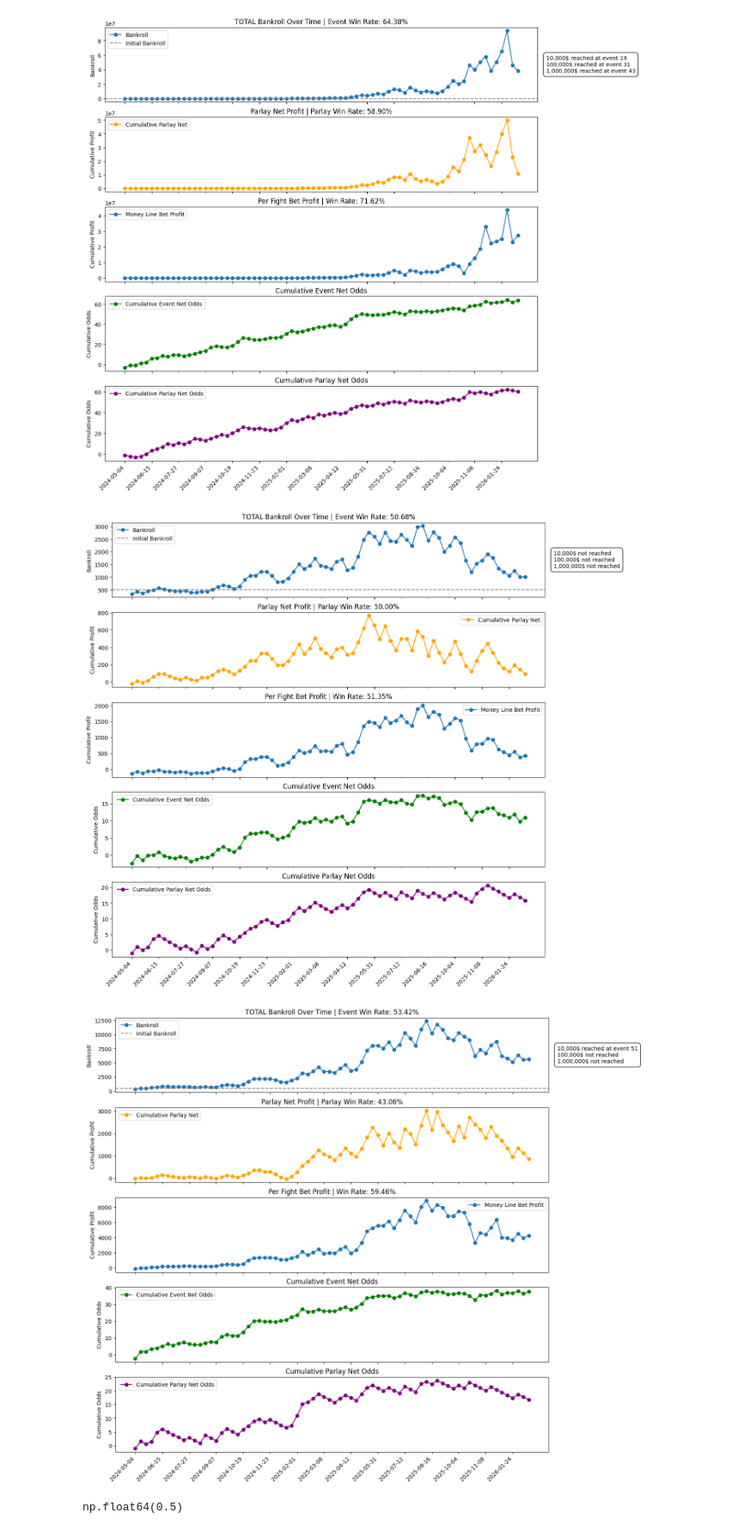
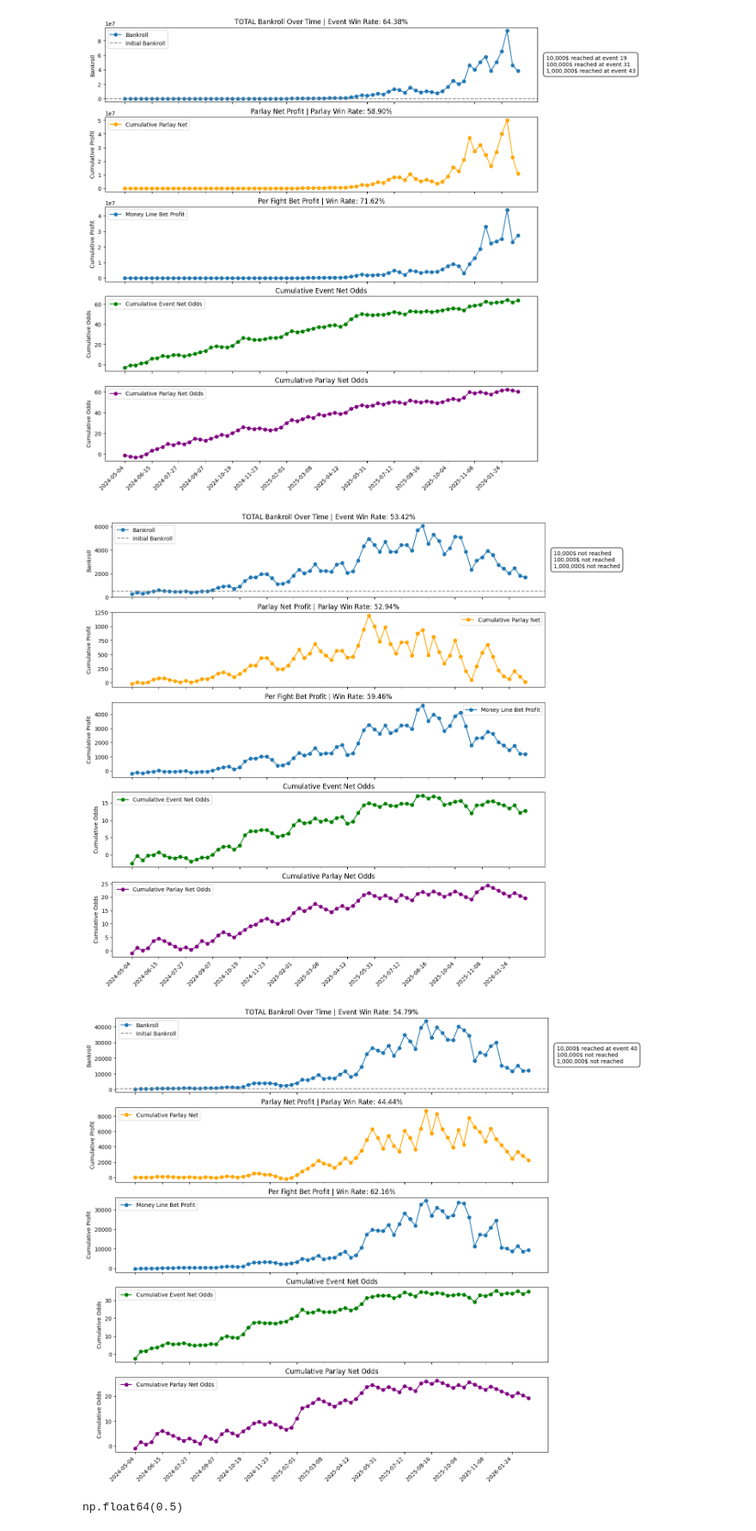
Before and after one commit to jcmarkowicz/sports_betting, a Jupyter notebook: BettingStrategy/Backtest/kelly_sim.ipynb, the cells around one changed output. Shown at 86% size. Drawn from its saved outputs; the diff is of its cells as text; code cells hidden in the pictures.

```diff
--- a/BettingStrategy/Backtest/kelly_sim.ipynb
+++ b/BettingStrategy/Backtest/kelly_sim.ipynb
@@ -72,7 +69,7 @@ df_kelly1, df_kelly1_parlay = simulate_kelly(
     bankroll_floor=100,
     portfolio_scaling=False,
     adaptive_scaling=True,
-    max_drawdown=.25,
+    max_drawdown=.4,
     N=250,
     calc_parlay=True
 )
@@ -83,38 +80,38 @@ plot_backtest(df_kelly1, 500, path=plot_fp)
 df_kelly1.to_csv(r'C:\Users\jcmar\my_files\SportsBetting\data\kelly_results\kelly_close1.csv')
 df_kelly1_parlay.to_csv(r'C:\Users\jcmar\my_files\SportsBetting\data\kelly_results\parlay_close1.csv')
 # %% [output]
-[figure, old version]
+[figure, new version]
 # %%
 df_test_close = pd.read_csv(r'C:\Users\jcmar\my_files\SportsBetting\data\model_results\test_logit_close2.csv')
 
 
 prob_cols = ['proba_blue', 'proba_red']
 # fair_decimal_odds = ['dec_fair_open_blue', 'dec_fair_open_red']
 fair_decimal_odds = ['dec_fair_close2_blue', 'dec_fair_close2_red']  # your decimal odds columns
 real_decimal_odds = ['dec_close2_blue', 'dec_close2_red']
 df_kelly2, df_kelly2_parlay = simulate_kelly(
     df_test_close,
     prob_cols=prob_cols,
     fair_decimal_cols=fair_decimal_odds,
     real_decimal_cols=real_decimal_odds,
     pred_winner_col='pred_winner',
     date_col='date',
     init_bankroll=500,
     bankroll_floor=100,
     portfolio_scaling=False,
     adaptive_scaling=True,
-    max_drawdown=.25,
+    max_drawdown=.45,
     N=250,
     calc_parlay=True
 )
 
 plot_fp = r'C:\Users\jcmar\my_files\SportsBetting\Data\plot_pngs\close2_kelly_sim.png'
 plot_backtest(df_kelly2, 500, path=plot_fp)
 
 df_kelly2.to_csv(r'C:\Users\jcmar\my_files\SportsBetting\data\kelly_results\kelly_close2.csv')
 df_kelly2_parlay.to_csv(r'C:\Users\jcmar\my_files\SportsBetting\data\kelly_results\parlay_close2.csv')
 # %% [output]
-[figure, old version]
+[figure, new version]
 # %%
 pct_positive = (
     df_kelly.groupby('date')['parlay_net_odds']
```
Also changed, not shown: parts of 2 cells of this notebook, 31 other files.
